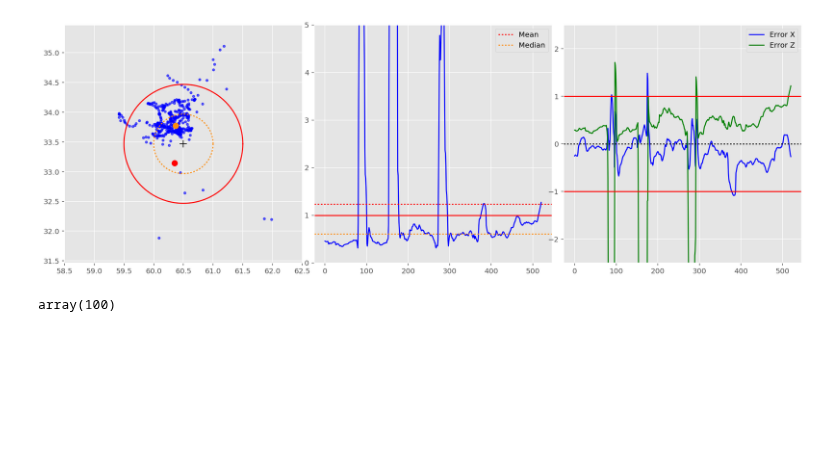
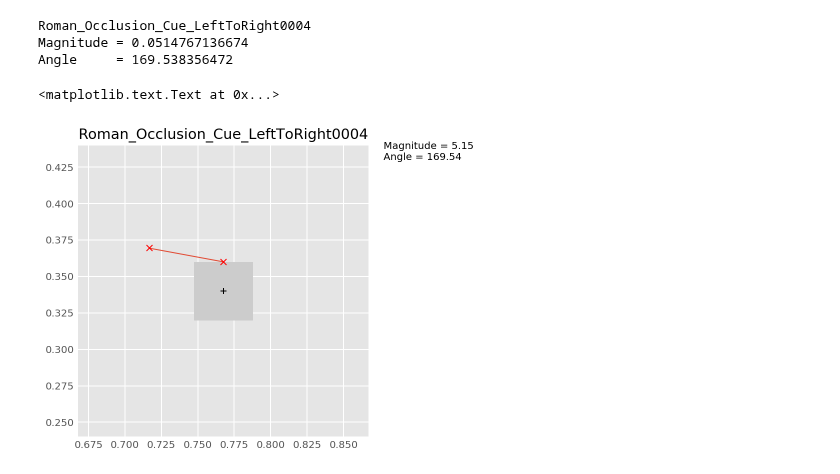
Before and after one commit to Roman-Belenya/perception_and_action, a Jupyter notebook: explore.ipynb, the cells around one changed output. Drawn from its saved outputs; the diff is of its cells as text; code cells hidden in the pictures; blank space fills up the shorter version.

Commit message:
angles and magnitudes idea

```diff
--- a/explore.ipynb
+++ b/explore.ipynb
@@ -4,10 +6 @@ d= load_data()
 %config InlineBackend.figure_format = 'retina'
-# %%
-f = check_accuracy(d['P07']['accuracy']['t3'])
-plt.show()
-# %% [output]
-[figure, removed]
-# %%
-np.array(100)
-# %% [output]
-array(100)
@@ -13,0 +21,42 @@ array(100)
+# %%
+trial = d['P11']['trials']['t5']
+
+print trial['name']
+x = trial['index8x'][-1] - trial['objectx'][-1]
+z = trial['index8z'][-1] - trial['objectz'][-1] - 0.02
+mag, ang = find_mag_ang(x, z)
+
+print 'Magnitude = {}'.format(mag)
+print 'Angle     = {}'.format(ang)
+# %% [output]
+Roman_Occlusion_Cue_LeftToRight0004
+Magnitude = 0.0514767136674
+Angle     = 169.538356472
+# %%
+style.use('ggplot')
+fig = plt.figure(figsize = (5,5))
+ax1 = fig.add_subplot(111)
+
+ind_x = trial['index8x'][-1]
+ind_z = trial['index8z'][-1]
+obj_x = trial['objectx'][-1]
+obj_z = trial['objectz'][-1]
+
+xl, xr = obj_x - 0.1, obj_x + 0.1
+yb, yt = obj_z - 0.1, obj_z + 0.1
+asp = (xr - xl) / (yt - yb)
+
+ax1.add_patch(patches.Rectangle( (obj_x - 0.02, obj_z - 0.02), 0.04, 0.04, color = [0.8, 0.8, 0.8]) )
+ax1.add_line(lines.Line2D([ind_x, obj_x], [ind_z, obj_z + 0.02], linewidth = 1))
+ax1.plot(ind_x, ind_z, 'rx')
+ax1.plot(obj_x, obj_z + 0.02, 'rx')
+ax1.plot(obj_x, obj_z,'k+')
+
+ax1.set_xlim(xl, xr)
+ax1.set_ylim(yb, yt)
+ax1.set_aspect(asp)
+ax1.set_title(trial['name'])
+ax1.text(xr + 0.01, yt - 0.01, 'Magnitude = {}\nAngle = {}'.format(np.round(mag, 4)*100, np.round(ang, 2)))
+# %% [output]
+<matplotlib.text.Text at 0x...>
+[figure, added]
```
Also changed, not shown: parts of 2 cells of this notebook, 1 other file.
